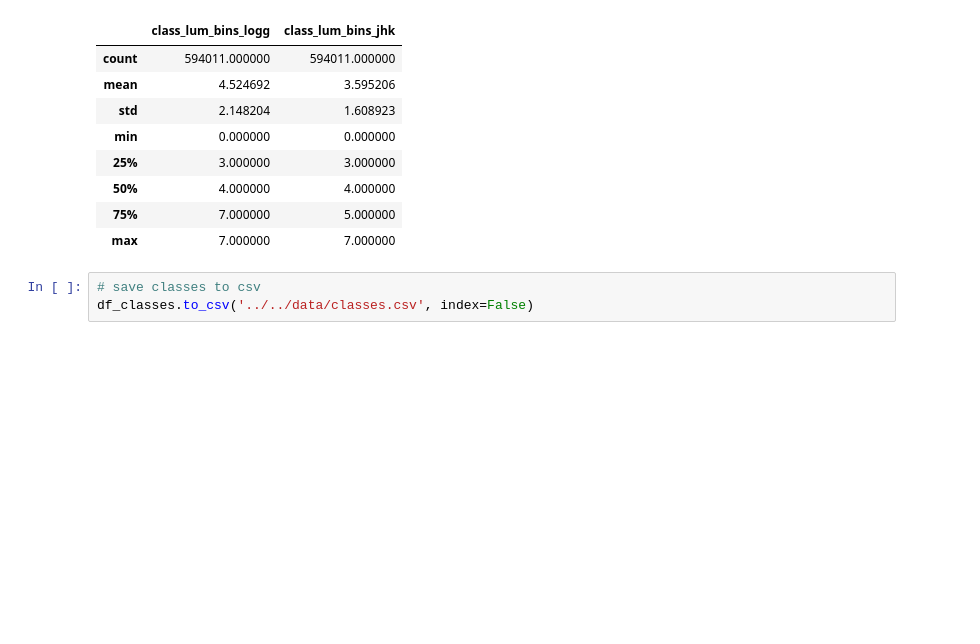
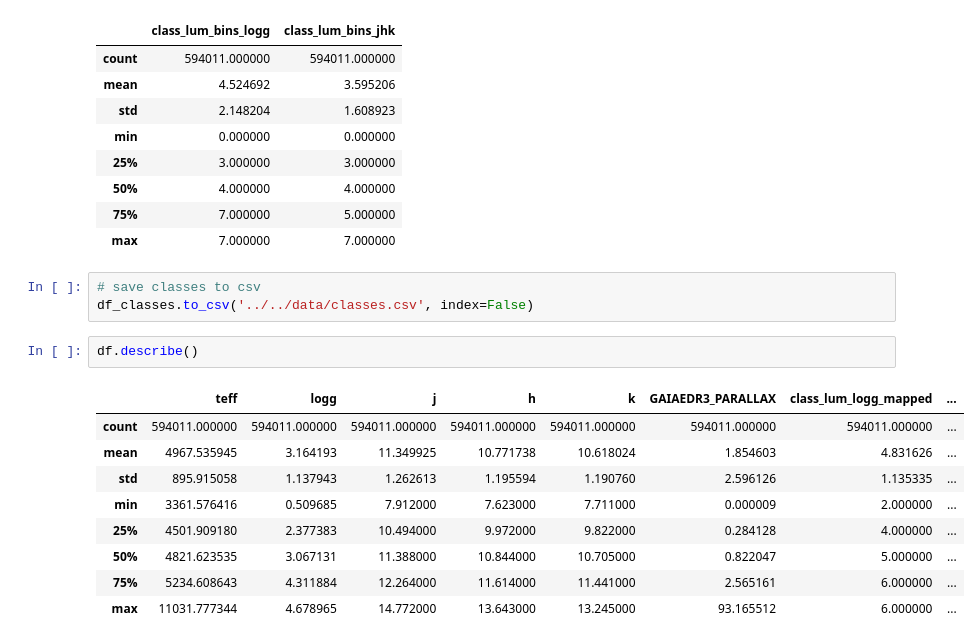
Before and after one commit to astrodeepnet/students-project-2024, a Jupyter notebook: notebooks/s2/input_classes.ipynb, the cells around one changed output. Cells and saved outputs as stored; diff of their text form; blank space fills up the shorter version.

```diff
--- a/notebooks/s2/input_classes.ipynb
+++ b/notebooks/s2/input_classes.ipynb
@@ -596,3 +596,15 @@ df_classes.describe()
 # %%
 # save classes to csv
 df_classes.to_csv('../../data/classes.csv', index=False)
+# %%
+df.describe()
+# %% [output]
+|  | teff | logg | j | h | k | GAIAEDR3_PARALLAX | class_lum_logg_mapped | ... |
+| count | 594011.000000 | 594011.000000 | 594011.000000 | 594011.000000 | 594011.000000 | 594011.000000 | 594011.000000 | ... |
+| mean | 4967.535945 | 3.164193 | 11.349925 | 10.771738 | 10.618024 | 1.854603 | 4.831626 | ... |
+| std | 895.915058 | 1.137943 | 1.262613 | 1.195594 | 1.190760 | 2.596126 | 1.135335 | ... |
+| min | 3361.576416 | 0.509685 | 7.912000 | 7.623000 | 7.711000 | 0.000009 | 2.000000 | ... |
+| 25% | 4501.909180 | 2.377383 | 10.494000 | 9.972000 | 9.822000 | 0.284128 | 4.000000 | ... |
+| 50% | 4821.623535 | 3.067131 | 11.388000 | 10.844000 | 10.705000 | 0.822047 | 5.000000 | ... |
+| 75% | 5234.608643 | 4.311884 | 12.264000 | 11.614000 | 11.441000 | 2.565161 | 6.000000 | ... |
+| max | 11031.777344 | 4.678965 | 14.772000 | 13.643000 | 13.245000 | 93.165512 | 6.000000 | ... |
```
Also changed, not shown: parts of 7 cells of this notebook.
